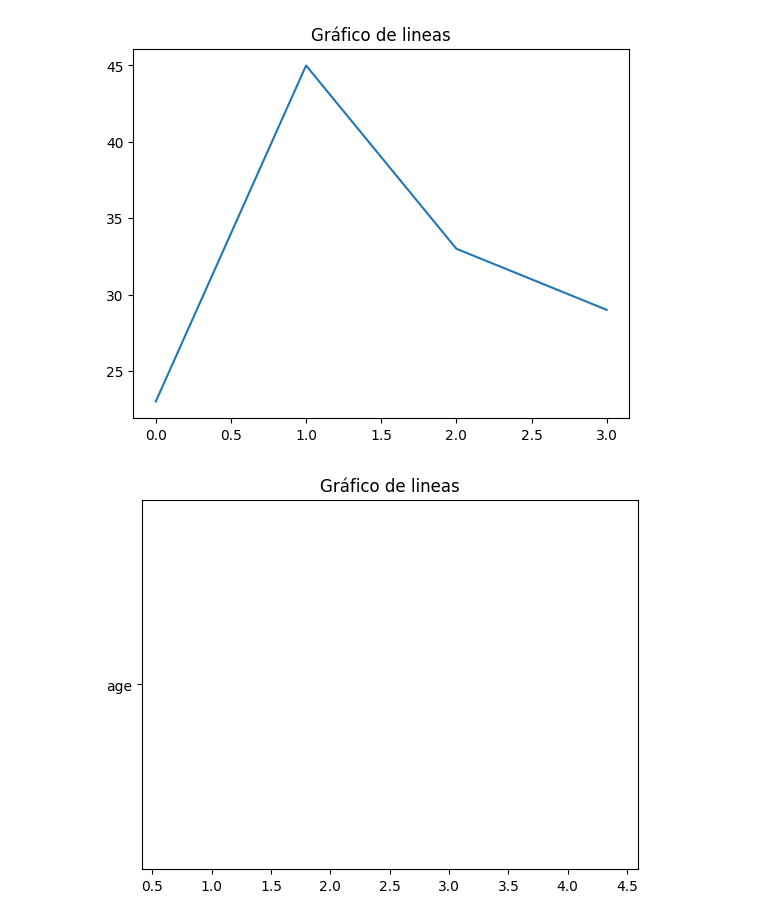
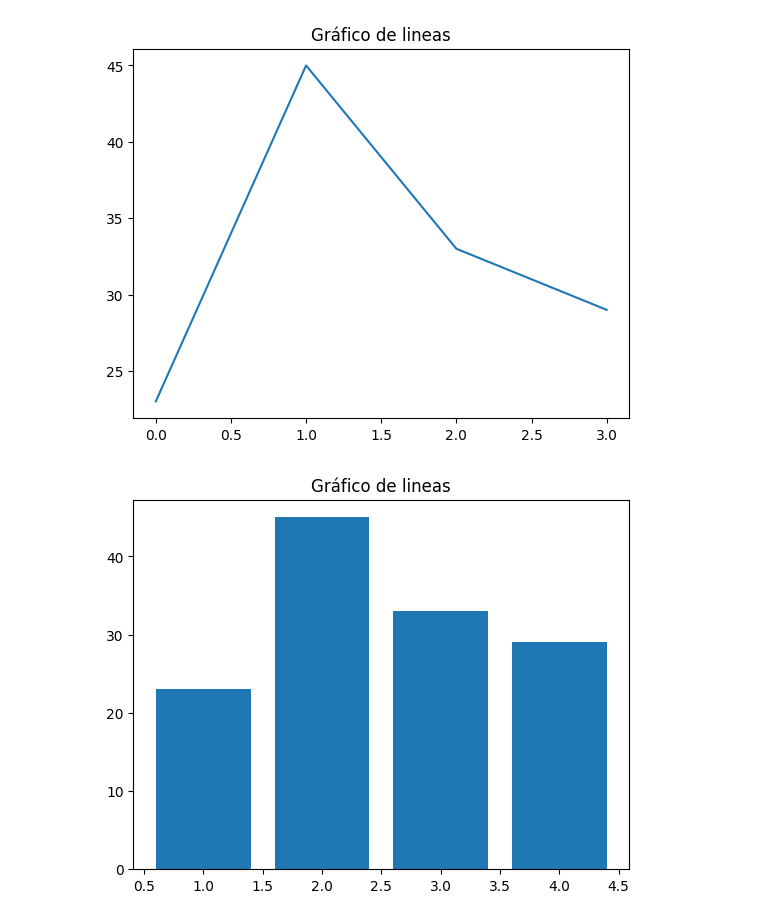
Before and after one commit to Alvizo-mx/my_bootcamp, a Jupyter notebook: notebooks/lesson_01.ipynb, the cells around one changed output. Cells and saved outputs as stored; diff of their text form; code cells hidden in the pictures.

```diff
--- a/notebooks/lesson_01.ipynb
+++ b/notebooks/lesson_01.ipynb
@@ -142,8 +142,8 @@ plt.show()
 # %% [output]
 [figure]
 # %%
-plt.bar([1,2,3,4],["age"])
+plt.bar([1,2,3,4],df["age"])
 plt.title("Gráfico de lineas")
 plt.show()
 # %% [output]
-[figure, old version]
+[figure, new version]
```
